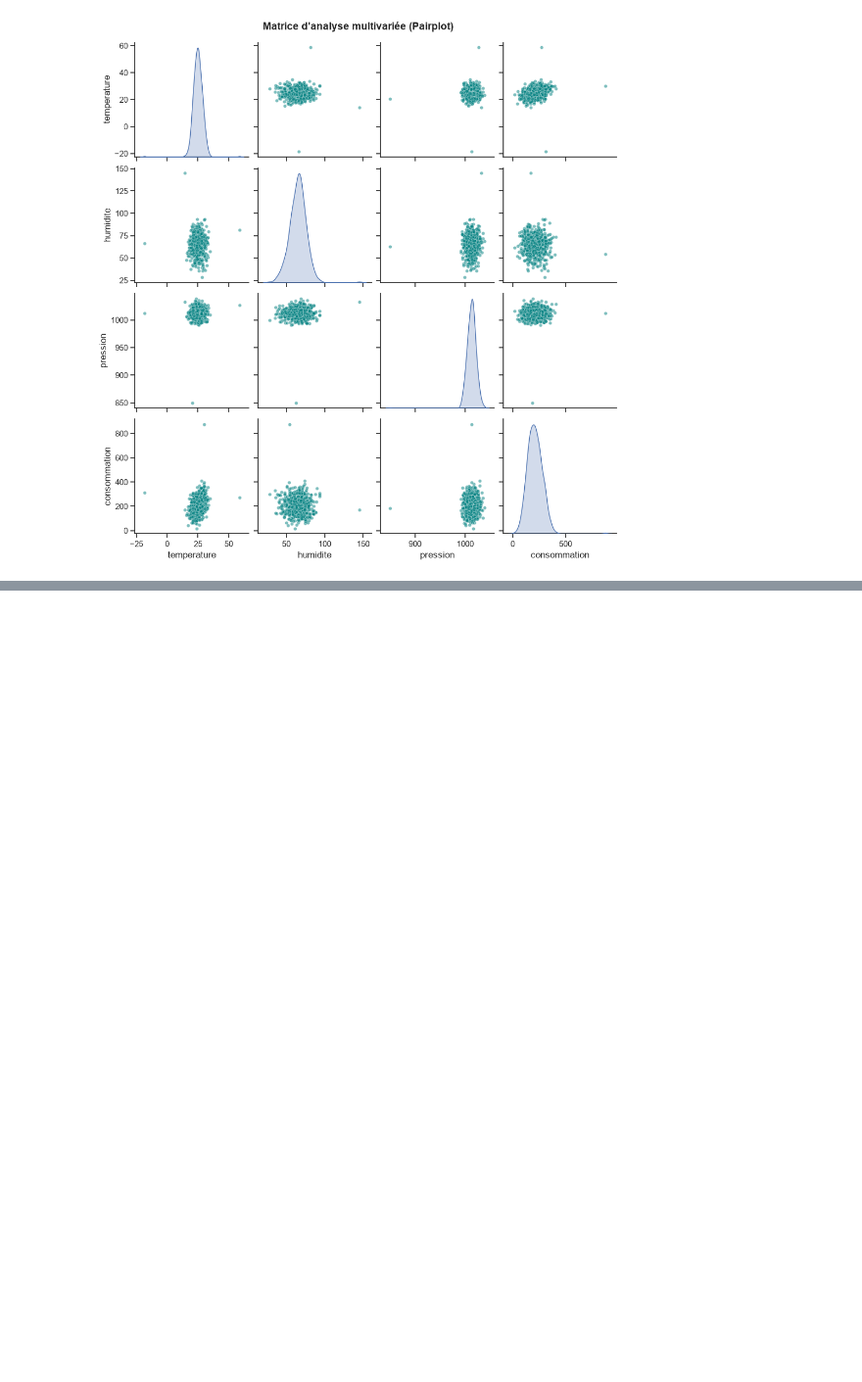
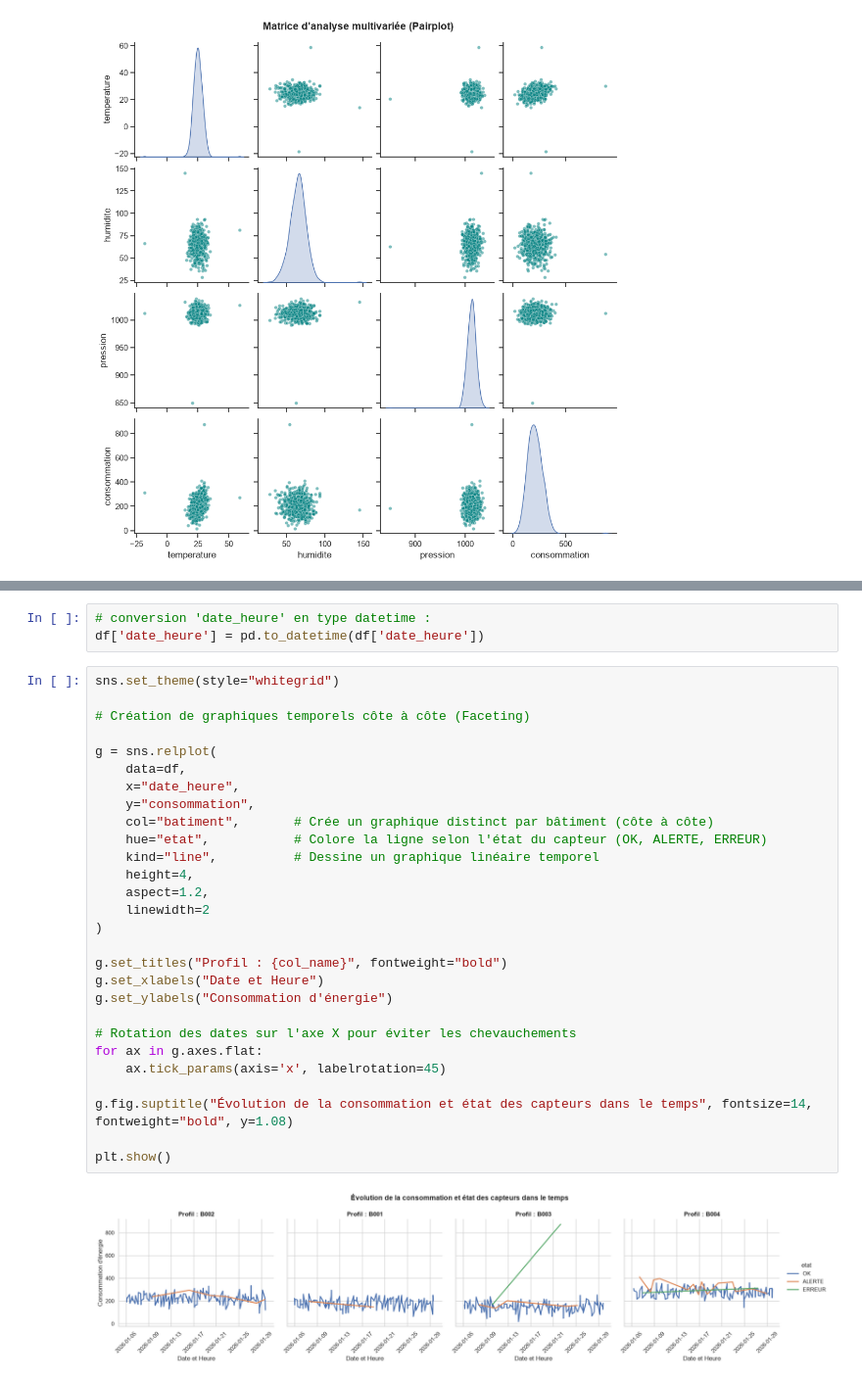
Before and after one commit to cheikhahmedtidiane/atelier_seaborn_iot, a Jupyter notebook: notebooks/atelier_seaborn_iot.ipynb, the cells around one changed output, grey strips where cells are left out. Shown at 98% size. Cells and saved outputs as stored; diff of their text form; blank space fills up the shorter version.

```diff
--- a/notebooks/atelier_seaborn_iot.ipynb
+++ b/notebooks/atelier_seaborn_iot.ipynb
@@ -599,0 +613,33 @@ plt.show()
+# %%
+# conversion 'date_heure' en type datetime :
+df['date_heure'] = pd.to_datetime(df['date_heure'])
+# %%
+sns.set_theme(style="whitegrid")
+
+# Création de graphiques temporels côte à côte (Faceting)
+
+g = sns.relplot(
+    data=df,
+    x="date_heure",
+    y="consommation",
+    col="batiment",       # Crée un graphique distinct par bâtiment (côte à côte)
+    hue="etat",           # Colore la ligne selon l'état du capteur (OK, ALERTE, ERREUR)
+    kind="line",          # Dessine un graphique linéaire temporel
+    height=4,
+    aspect=1.2,
+    linewidth=2
+)
+
+g.set_titles("Profil : {col_name}", fontweight="bold")
+g.set_xlabels("Date et Heure")
+g.set_ylabels("Consommation d'énergie")
+
+# Rotation des dates sur l'axe X pour éviter les chevauchements
+for ax in g.axes.flat:
+    ax.tick_params(axis='x', labelrotation=45)
+
+g.fig.suptitle("Évolution de la consommation et état des capteurs dans le temps", fontsize=14, fontweight="bold", y=1.08)
+
+plt.show()
+# %% [output]
+[figure, added]
```
Also changed, not shown: parts of 4 cells of this notebook.
